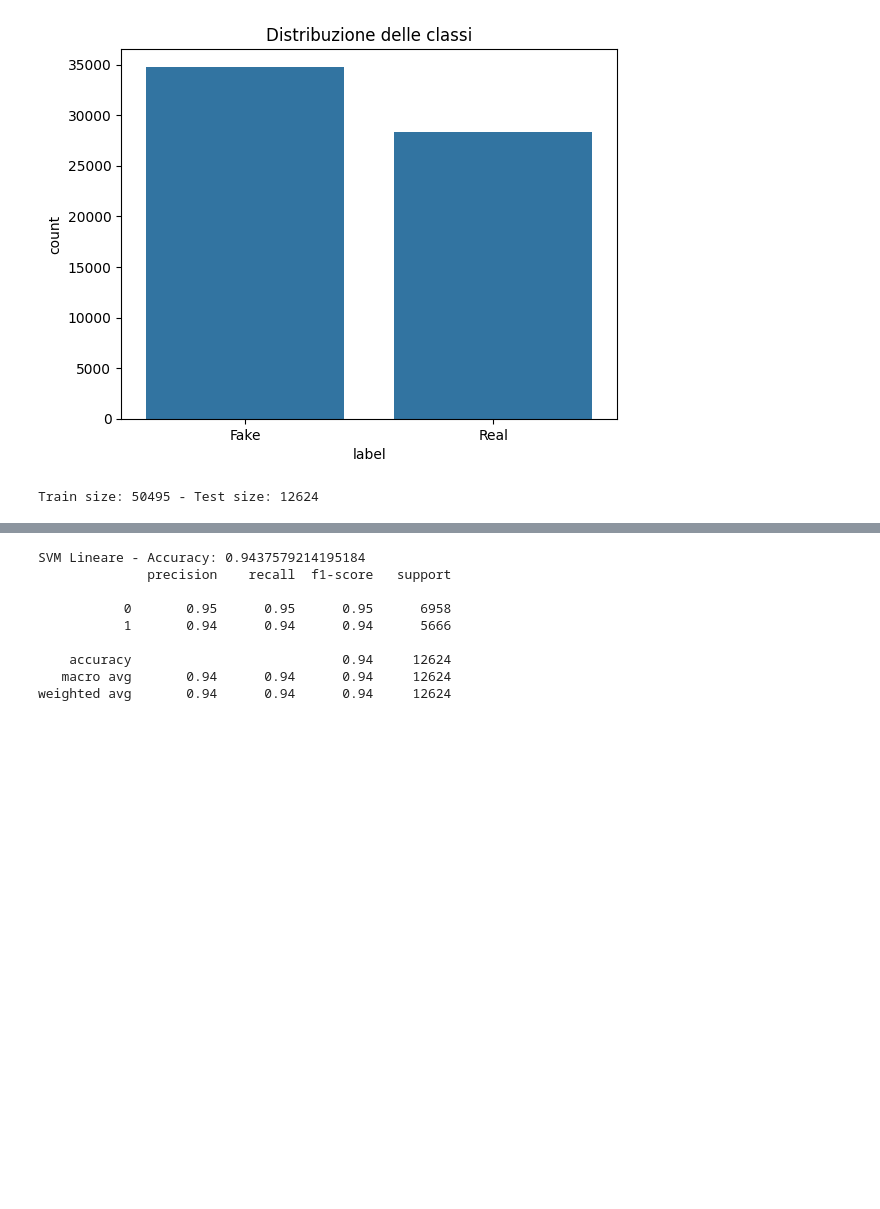
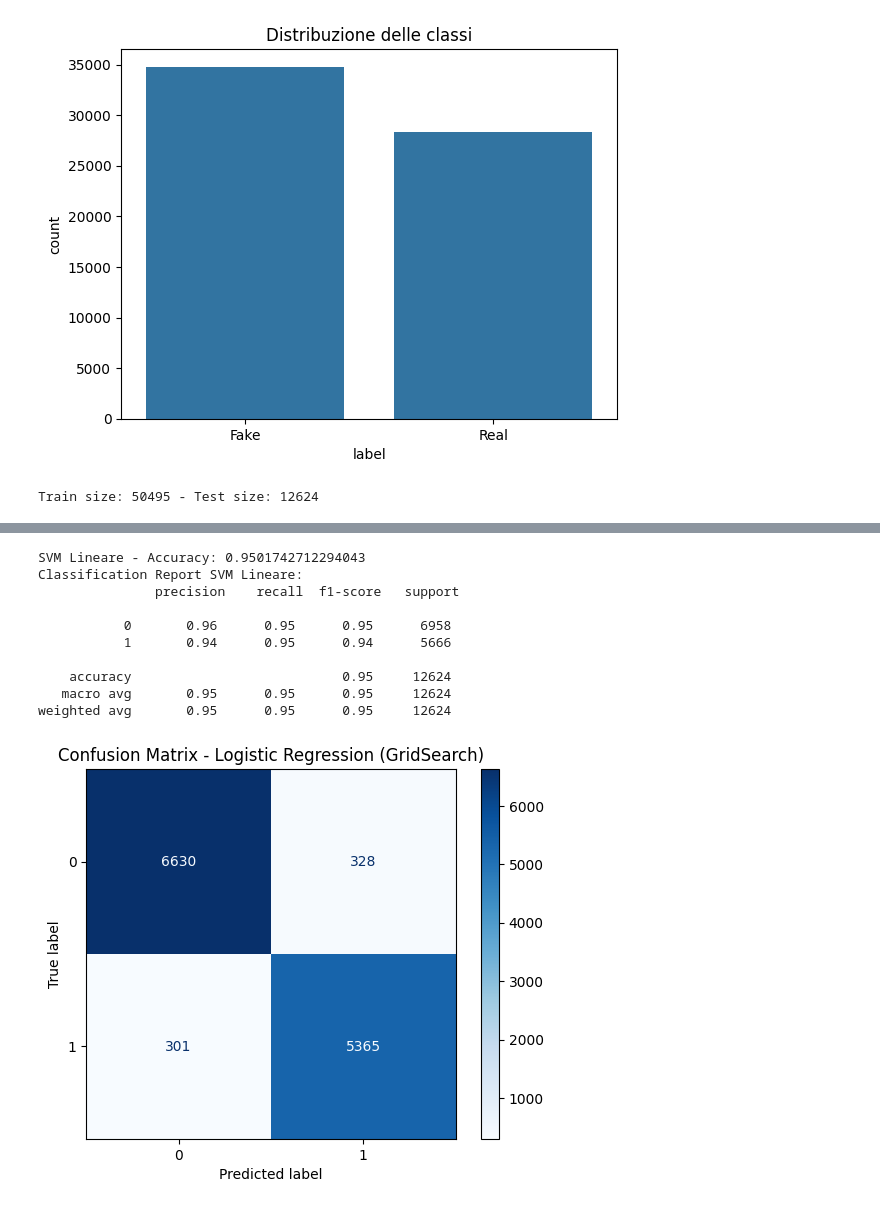
Before and after one commit to esterdegiosa03/fake-news-detection, a Jupyter notebook: prog_ml.ipynb, the cells around one changed output, grey strips where cells are left out. Saved outputs shown, nothing was run; the diff lists cells and outputs as text; code cells hidden in the pictures; blank space fills up the shorter version.

```diff
--- a/prog_ml.ipynb
+++ b/prog_ml.ipynb
@@ -168,21 +245,30 @@ Confusion Matrix:
 # %%
-# Modello SVM lineare
+"""
+Modello SVM lineare
+"""
 svm_linear = LinearSVC(random_state=0, max_iter=5000)
 svm_linear.fit(X_train, y_train)
 
 # Predizione
 y_pred_linear = svm_linear.predict(X_test)
 
 # Valutazione
 print("SVM Lineare - Accuracy:", accuracy_score(y_test, y_pred_linear))
 print("Classification Report SVM Lineare:\n", classification_report(y_test, y_pred_linear))
+
+ConfusionMatrixDisplay.from_estimator(svm_linear, X_test, y_test, cmap='Blues')
+plt.title("Confusion Matrix - Logistic Regression (GridSearch)")
+plt.grid(False)
+plt.show()
 # %% [output]
-SVM Lineare - Accuracy: 0.9437579214195184
-              precision    recall  f1-score   support
+SVM Lineare - Accuracy: 0.9501742712294043
+Classification Report SVM Lineare:
+               precision    recall  f1-score   support
 
-           0       0.95      0.95      0.95      6958
-           1       0.94      0.94      0.94      5666
+           0       0.96      0.95      0.95      6958
+           1       0.94      0.95      0.94      5666
 
-    accuracy                           0.94     12624
-   macro avg       0.94      0.94      0.94     12624
-weighted avg       0.94      0.94      0.94     12624
+    accuracy                           0.95     12624
+   macro avg       0.95      0.95      0.95     12624
+weighted avg       0.95      0.95      0.95     12624
+[figure, added]
```
Also changed, not shown: parts of 19 cells of this notebook.
